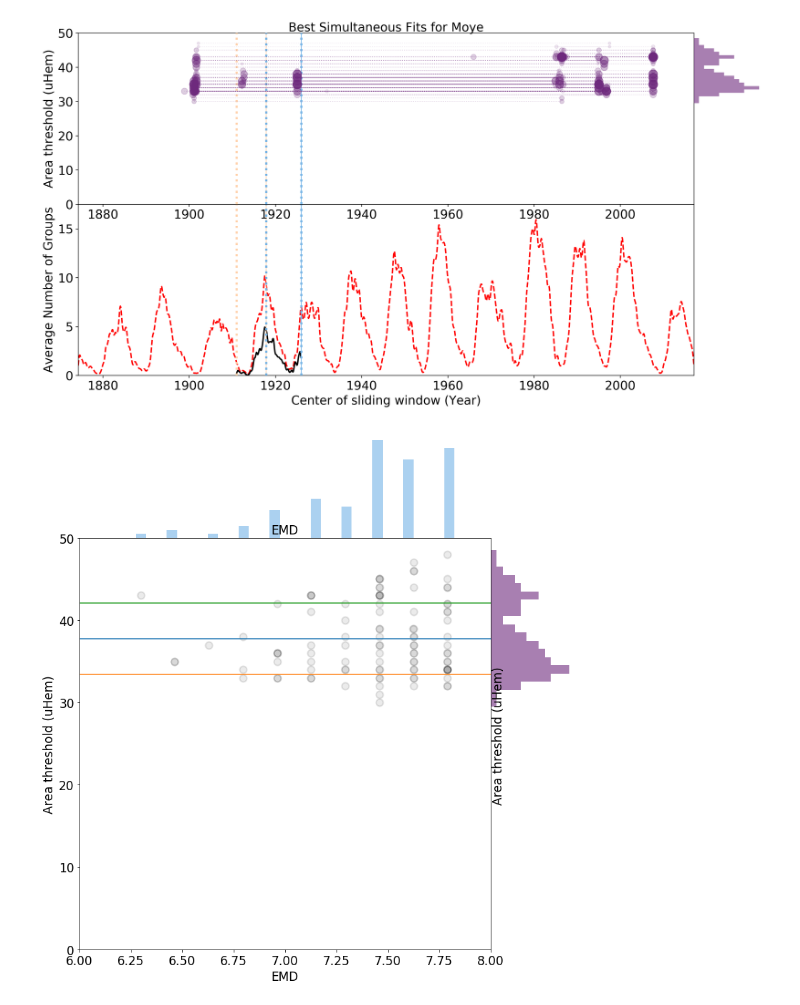
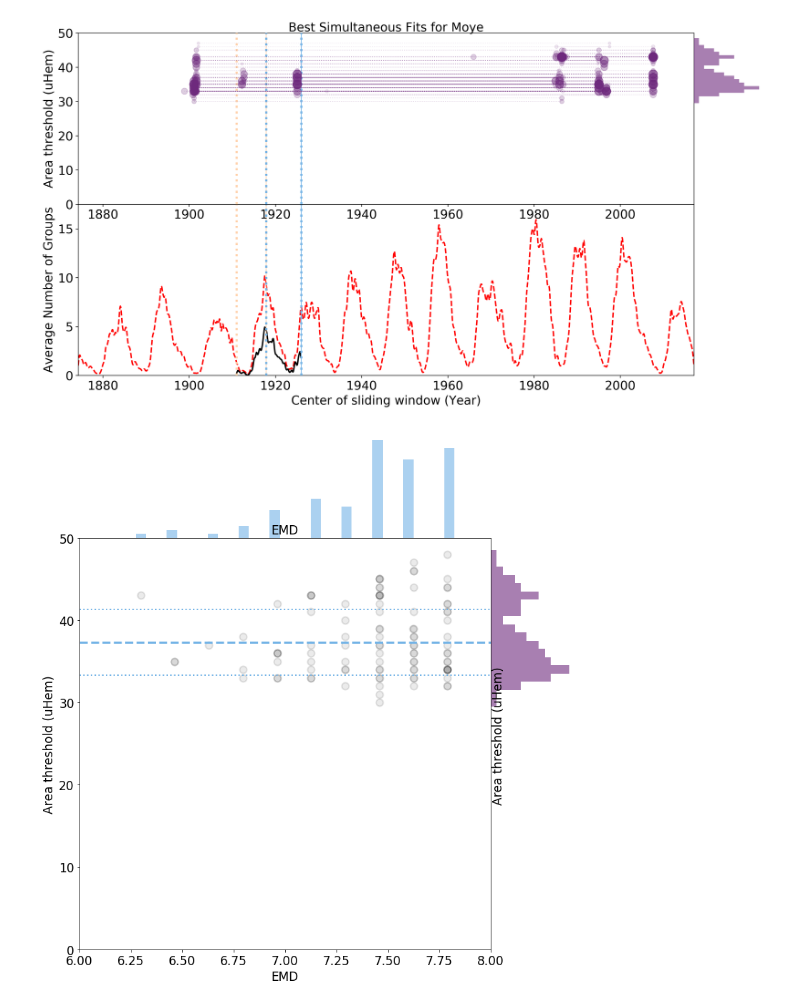
Before and after one commit to amunozj/GRPSSN, a Jupyter notebook: ADF_SSN_03_Optimizing_ADF_time_threshold-Min_Max-Copy1.ipynb, the cells around one changed output. Saved outputs shown, nothing was run; the diff lists cells and outputs as text; code cells hidden in the pictures.

Commit message:
Correcting weighted mean and addign spoerer

```diff
--- a/ADF_SSN_03_Optimizing_ADF_time_threshold-Min_Max-Copy1.ipynb
+++ b/ADF_SSN_03_Optimizing_ADF_time_threshold-Min_Max-Copy1.ipynb
@@ -1507,36 +1507,42 @@ axd.set_xlim(left = np.floor(np.min(EMDComb[0,:])), right = np.ceil(np.max(EMDCo
 axd.set_axis_off()
 
 
 # Right Distribution
 ax2 = fig.add_axes([ppadh + pxx/fszh*frc, ppadv, pxx/fszh*frc*(1-frc), pxy/fszv*frc])
 ax2.hist(EMDComb[1,:], bins = np.arange(0,thN)*thI+thI/2,  color=Clr[2], alpha=.6, orientation = 'horizontal', normed = True);
 # ax2.plot(yOD, xOD, color=Clr[2], linewidth=3)
 
 # # Axes properties
 ax2.set_ylim(bottom = 0, top = thN*thI)
 ax2.set_axis_off()
 
 # Scatter Plot
 ax1 = fig.add_axes([ppadh, ppadv, pxx/fszh*frc, pxy/fszv*frc], sharex=axd)
 ax1.scatter(EMDComb[0,:], EMDComb[1,:], color="0.25", edgecolor="k", alpha = 0.1, s=100, linewidths = 2)
 
+# Constructing weights
+alph = 1-(EMDComb[0,:]-np.min(EMDComb[0,:]))/(np.max(EMDComb[0,:])-np.min(EMDComb[0,:]))
+
 # Weighted average
-wAv = np.sum(np.multiply(EMDComb[0,:],EMDComb[1,:]))/np.sum(EMDComb[0,:])
+wAv = np.sum(np.multiply(alph,EMDComb[1,:]))/np.sum(alph)
 
 # Weighted Standard Deviation
-wSD = np.sqrt(np.sum(np.multiply(EMDComb[0,:],np.power(EMDComb[1,:]-wAv,2)))/np.sum(EMDComb[0,:]))
+wSD = np.sqrt(np.sum(np.multiply(alph,np.power(EMDComb[1,:]-wAv,2)))/np.sum(alph))
 
-ax1.plot(np.array([np.floor(np.min(EMDComb[0,:])), np.ceil(np.max(EMDComb[0,:]))]), np.array([1,1])*wAv)
-ax1.plot(np.array([np.floor(np.min(EMDComb[0,:])), np.ceil(np.max(EMDComb[0,:]))]), np.array([1,1])*wAv-wSD)
-ax1.plot(np.array([np.floor(np.min(EMDComb[0,:])), np.ceil(np.max(EMDComb[0,:]))]), np.array([1,1])*wAv+wSD)
+ax1.plot(np.array([np.floor(np.min(EMDComb[0,:])), np.ceil(np.max(EMDComb[0,:]))]), np.array([1,1])*wAv, '--'
+         , color = Clr[4], linewidth = 3)
+ax1.plot(np.array([np.floor(np.min(EMDComb[0,:])), np.ceil(np.max(EMDComb[0,:]))]), np.array([1,1])*wAv-wSD, ':'
+         , color = Clr[4], linewidth = 2)
+ax1.plot(np.array([np.floor(np.min(EMDComb[0,:])), np.ceil(np.max(EMDComb[0,:]))]), np.array([1,1])*wAv+wSD, ':'
+         , color = Clr[4], linewidth = 2)
 
 # Axes properties
 ax1.set_ylabel('Area threshold (uHem)')
 ax1.text(1.02, 0.52,'Area threshold (uHem)', horizontalalignment='center', transform = ax1.transAxes,
          rotation = 'vertical', verticalalignment = 'center')
 ax1.set_xlabel('EMD')
 ax1.text(0.5, 1.01,'EMD', horizontalalignment='center', transform = ax1.transAxes)
 ax1.set_xlim(left = np.floor(np.min(EMDComb[0,:])), right = np.ceil(np.max(EMDComb[0,:])))
 ax1.set_ylim(bottom = 0, top = thN*thI);
 # %% [output]
-[figure, old version]
+[figure, new version]
```
Also changed, not shown: 2 other files.
